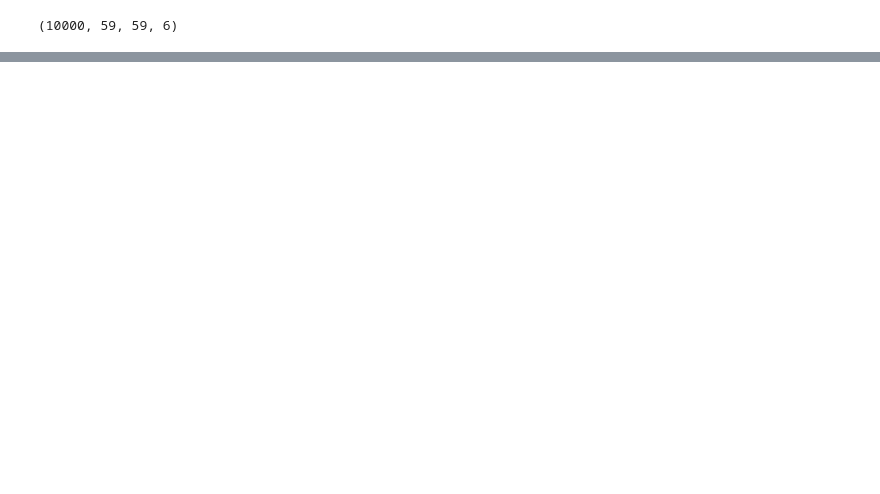
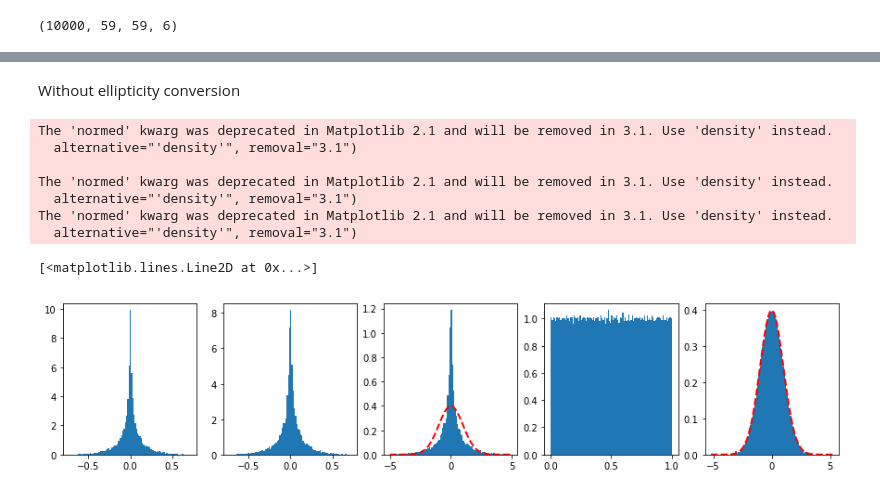
Before and after one commit to BastienArcelin/parameter_estimation, a Jupyter notebook: notebooks/parameter_estimation/Untitled.ipynb, the cells around one changed output, grey strips where cells are left out. Cells and saved outputs as stored; diff of their text form; code cells hidden in the pictures; blank space fills up the shorter version.

```diff
--- a/notebooks/parameter_estimation/Untitled.ipynb
+++ b/notebooks/parameter_estimation/Untitled.ipynb
@@ -1058,0 +1058,31 @@ Canvas(toolbar=Toolbar(toolitems=[('Home', 'Reset original view', 'home', 'home'
+# %% [markdown]
+Without ellipticity conversion
+# %%
+fig, axes = plt.subplots(1,5,figsize=(15,3))
+_ = axes[0].hist(data_gen['e1'], bins = 100, label = 'e1', normed = True)
+_ = axes[1].hist(ellipticity_1, bins = 100, label = 'e1', normed = True)
+n, bins, patches = axes[2].hist(preprocessing.scale(ellipticity_1), bins = 100, label = 'e1', normed = True)
+(mu, sigma) = norm.fit(preprocessing.scale(ellipticity_1))
+z_plt = mlab.normpdf( bins, mu, sigma)
+axes[2].plot(bins, z_plt, 'r--', linewidth=2)
+
+quantile_transformer = preprocessing.QuantileTransformer(random_state=0)
+X_train_trans = quantile_transformer.fit_transform(ellipticity_1.reshape(-1, 1))
+n, bins, patches = axes[3].hist(X_train_trans, bins = 100, label = 'e1', normed = True)
+
+quantile_transformer = preprocessing.QuantileTransformer(output_distribution='normal',random_state=0)
+X_train_trans = quantile_transformer.fit_transform(ellipticity_1.reshape(-1, 1))
+n, bins, patches = axes[4].hist(X_train_trans, bins = 100, label = 'e1', normed = True)
+(mu, sigma) = norm.fit(X_train_trans)
+z_plt = mlab.normpdf( bins, mu, sigma)
+axes[4].plot(bins, z_plt, 'r--', linewidth=2)
+# %% [output]
+The 'normed' kwarg was deprecated in Matplotlib 2.1 and will be removed in 3.1. Use 'density' instead.
+  alternative="'density'", removal="3.1")
+
+The 'normed' kwarg was deprecated in Matplotlib 2.1 and will be removed in 3.1. Use 'density' instead.
+  alternative="'density'", removal="3.1")
+The 'normed' kwarg was deprecated in Matplotlib 2.1 and will be removed in 3.1. Use 'density' instead.
+  alternative="'density'", removal="3.1")
+[<matplotlib.lines.Line2D at 0x...>]
+[figure, added]
```
Also changed, not shown: parts of 13 cells of this notebook, 8 other files.
